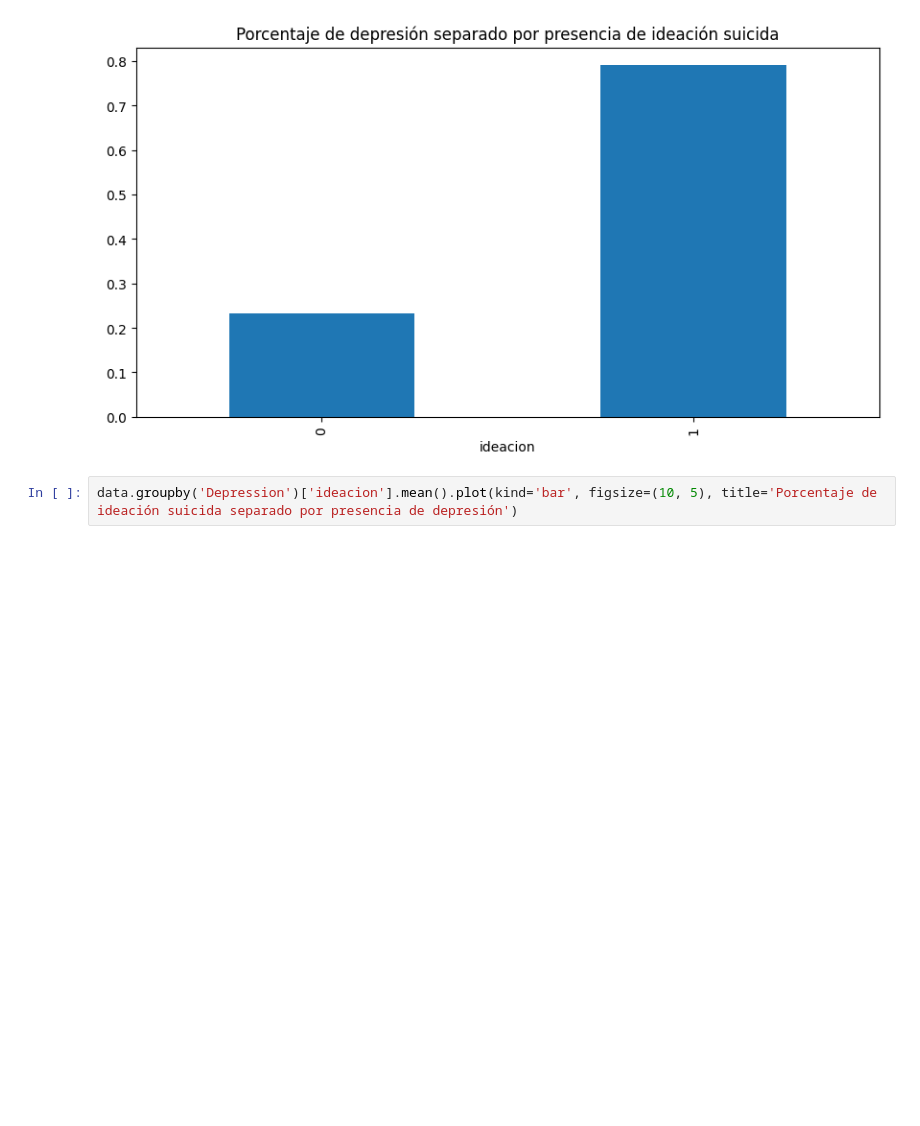
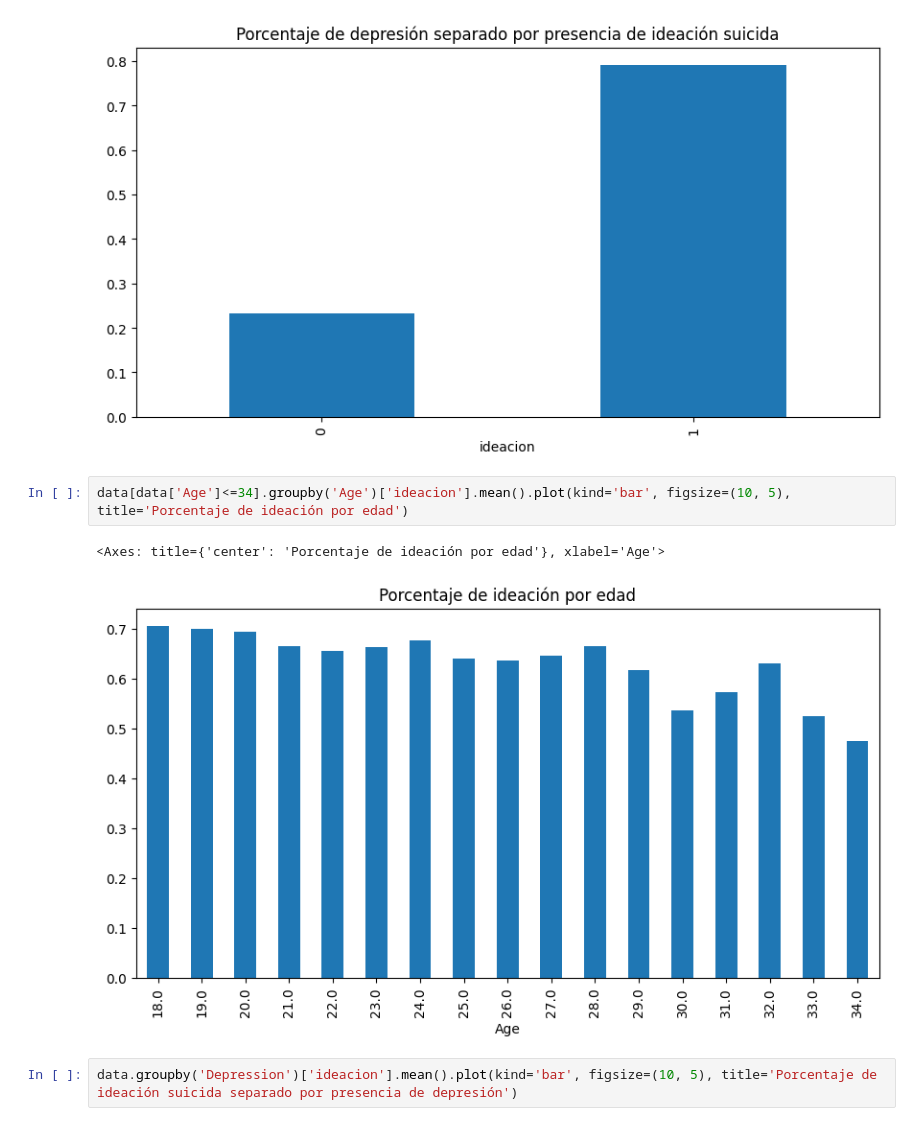
Before and after one commit to nacho2110/proyecto-mineria, a Jupyter notebook: eda.ipynb, the cells around one changed output. Cells and saved outputs as stored; diff of their text form; blank space fills up the shorter version.

```diff
--- a/eda.ipynb
+++ b/eda.ipynb
@@ -90,6 +166,11 @@ data.groupby('ideacion')['Depression'].mean().plot(kind='bar', figsize=(10, 5),
 # %% [output]
 <Axes: title={'center': 'Porcentaje de depresión separado por presencia de ideación suicida'}, xlabel='ideacion'>
 [figure]
+# %%
+data[data['Age']<=34].groupby('Age')['ideacion'].mean().plot(kind='bar', figsize=(10, 5), title='Porcentaje de ideación por edad')
+# %% [output]
+<Axes: title={'center': 'Porcentaje de ideación por edad'}, xlabel='Age'>
+[figure, added]
 # %%
 data.groupby('Depression')['ideacion'].mean().plot(kind='bar', figsize=(10, 5), title='Porcentaje de ideación suicida separado por presencia de depresión')
 # %% [output]
```
Also changed, not shown: parts of 35 cells of this notebook.
